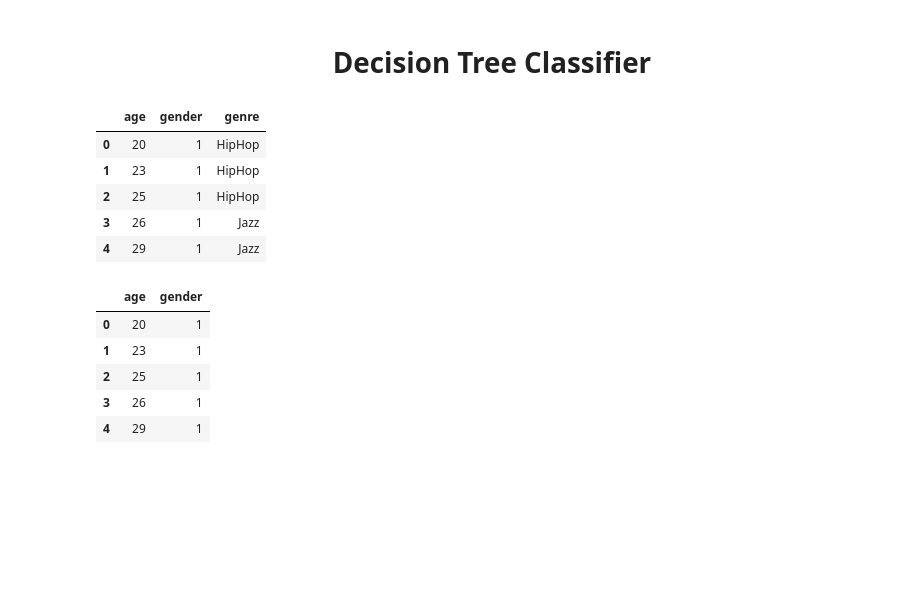
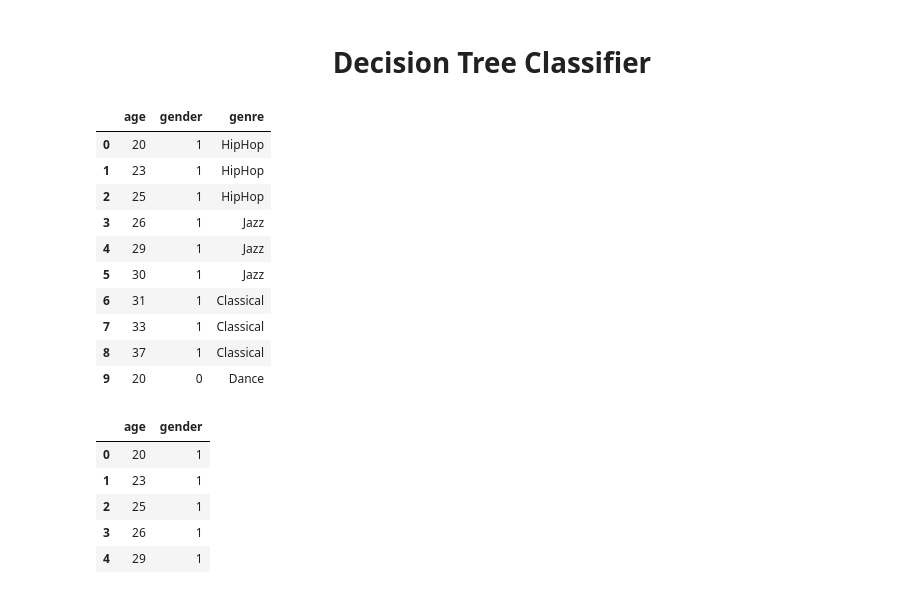
Before and after one commit to sabikrahat/machine_learning_algorithms, a Jupyter notebook: lab-1/music_genre_prediction_decision_tree_classifier.ipynb, the cells around one changed output. Cells and saved outputs as stored; diff of their text form; code cells hidden in the pictures; blank space fills up the shorter version.

```diff
--- a/lab-1/music_genre_prediction_decision_tree_classifier.ipynb
+++ b/lab-1/music_genre_prediction_decision_tree_classifier.ipynb
@@ -2,15 +2,21 @@
 # <center>Decision Tree Classifier</center>
 # %%
 import pandas as pd
+
 df = pd.read_csv('music.csv')
-df.head()
+df.head(10)
 # %% [output]
 |  | age | gender | genre |
 | 0 | 20 | 1 | HipHop |
 | 1 | 23 | 1 | HipHop |
 | 2 | 25 | 1 | HipHop |
 | 3 | 26 | 1 | Jazz |
 | 4 | 29 | 1 | Jazz |
+| 5 | 30 | 1 | Jazz |
+| 6 | 31 | 1 | Classical |
+| 7 | 33 | 1 | Classical |
+| 8 | 37 | 1 | Classical |
+| 9 | 20 | 0 | Dance |
 # %%
 X = df.drop(columns=['genre'])
 X.head()
```
Also changed, not shown: parts of 6 cells of this notebook, 4 other files.
